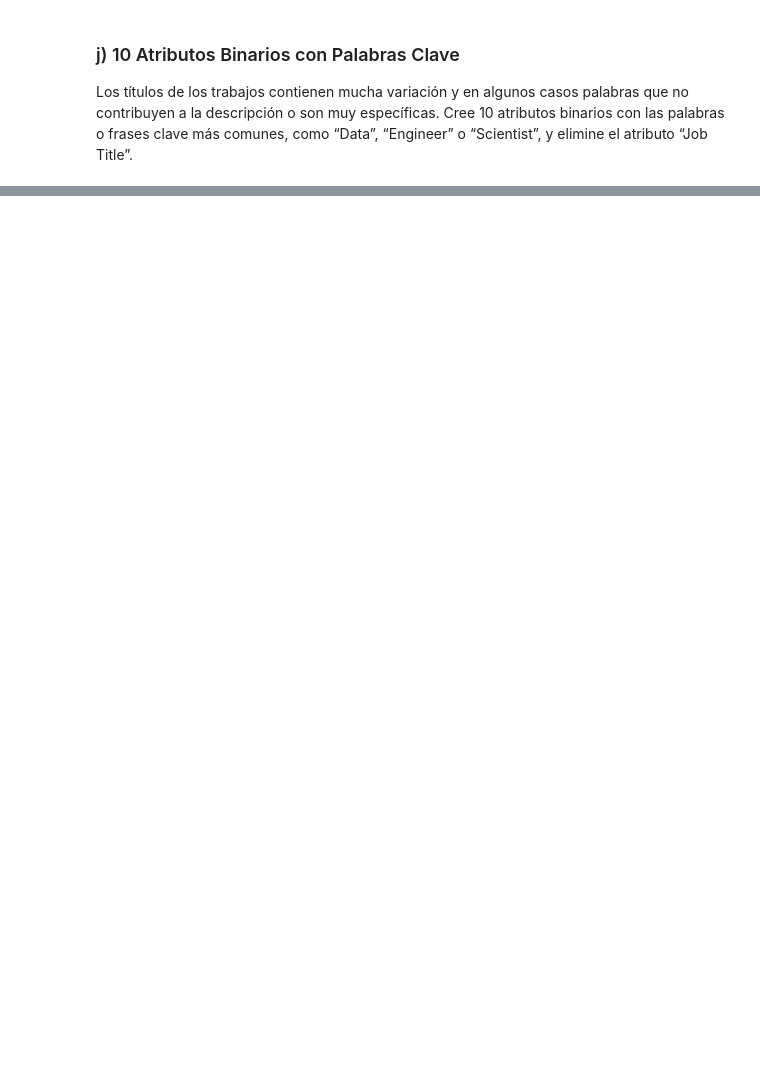
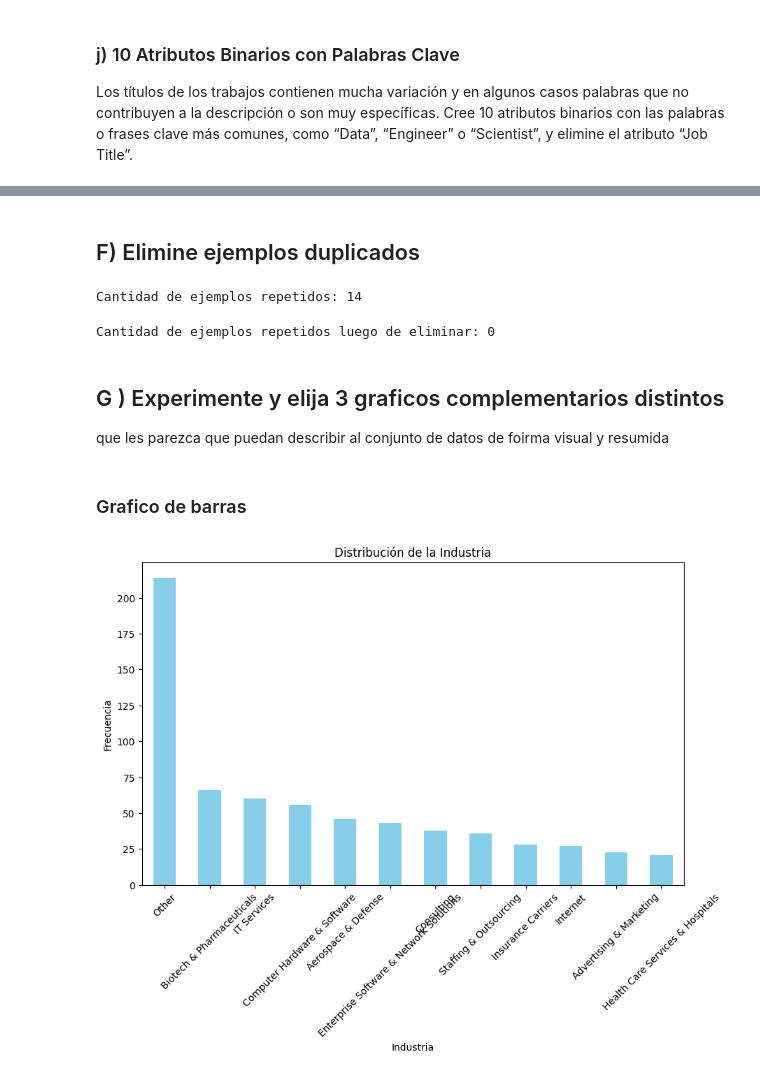
Before and after one commit to Lekkito/Mineria-de-Datos, a Jupyter notebook: prac1/prac1.ipynb, the cells around one changed output, grey strips where cells are left out. Saved outputs shown, nothing was run; the diff lists cells and outputs as text; code cells hidden in the pictures; blank space fills up the shorter version.

```diff
--- a/prac1/mineria_p1.ipynb
+++ b/prac1/prac1.ipynb
@@ -506,0 +589,9 @@ palabras que no contribuyen a la descripción o son muy específicas. Cree
+# %%
+# Contar las ocurrencias de cada valor en la columna 'Industry'
+industry_counts = df['Industry'].value_counts()
+
+# Reemplazar los valores con menos de 20 ocurrencias por "Other"
+df['Industry'] = df['Industry'].apply(lambda x: 'Other' if industry_counts[x] < 20 or x == -1 else x)
+
+# Mostrar las primeras filas para verificar
+print(df['Industry'].value_counts())
@@ -506,0 +616,2 @@ palabras que no contribuyen a la descripción o son muy específicas. Cree
+# %%
+df = df.drop('Job Description', axis=1)
@@ -506,0 +627,33 @@ palabras que no contribuyen a la descripción o son muy específicas. Cree
+# %%
+# Eliminar ejemplos con valores faltantes
+df = df.dropna()
+# %% [markdown]
+## F) Elimine ejemplos duplicados
+# %%
+cantidad_repetidos = df.duplicated().sum()
+print(f"Cantidad de ejemplos repetidos: {cantidad_repetidos}")
+# %% [output]
+Cantidad de ejemplos repetidos: 14
+# %%
+
+# Eliminar ejemplos repetidos
+df = df.drop_duplicates()
+repetidos = df.duplicated().sum()
+print(f"Cantidad de ejemplos repetidos luego de eliminar: {repetidos}")
+# %% [output]
+Cantidad de ejemplos repetidos luego de eliminar: 0
+# %% [markdown]
+## G ) Experimente y elija 3 graficos complementarios distintos
+que les parezca que puedan describir al conjunto de datos de foirma visual y resumida
+# %% [markdown]
+### Grafico de barras
+# %%
+# Ejemplo: Distribución de la columna 'Industry'
+df['Industry'].value_counts().plot(kind='bar', figsize=(10, 6), color='skyblue')
+plt.title('Distribución de la Industria')
+plt.xlabel('Industria')
+plt.ylabel('Frecuencia')
+plt.xticks(rotation=45)
+plt.show()
+# %% [output]
+[figure, added]
```
Also changed, not shown: parts of 14 cells of this notebook, 3 other files.
